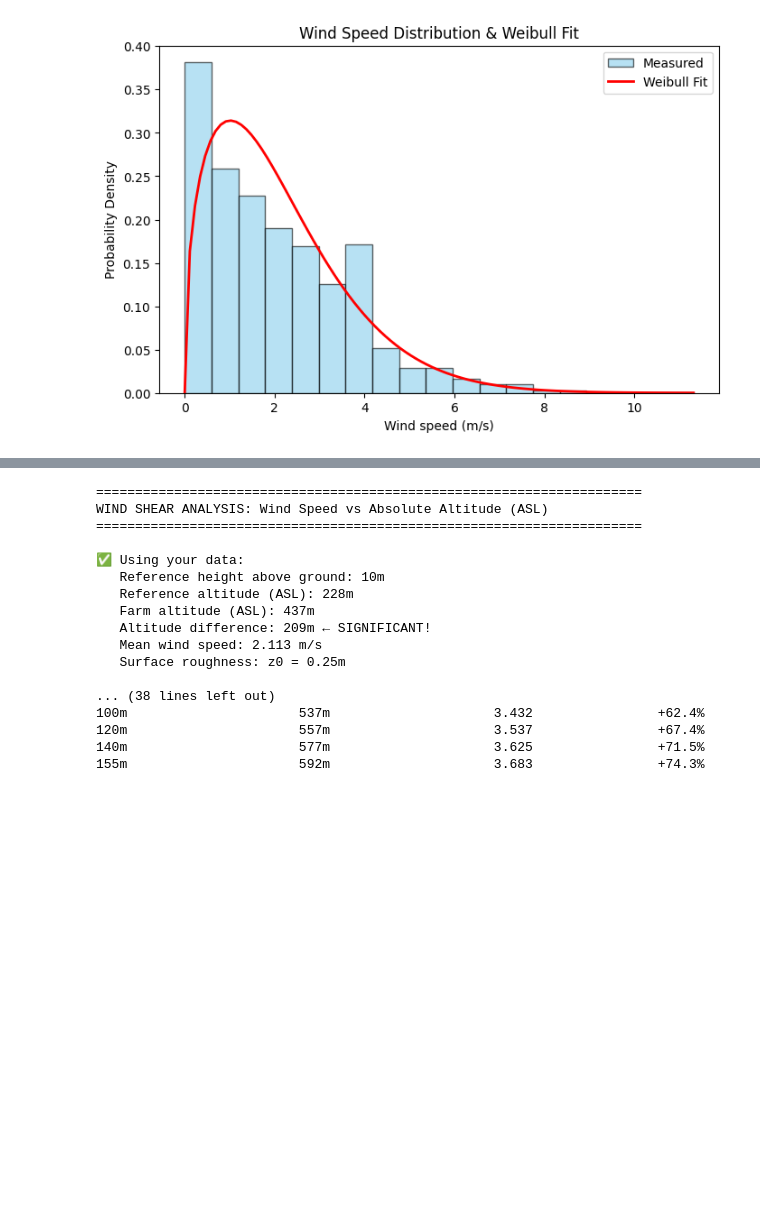
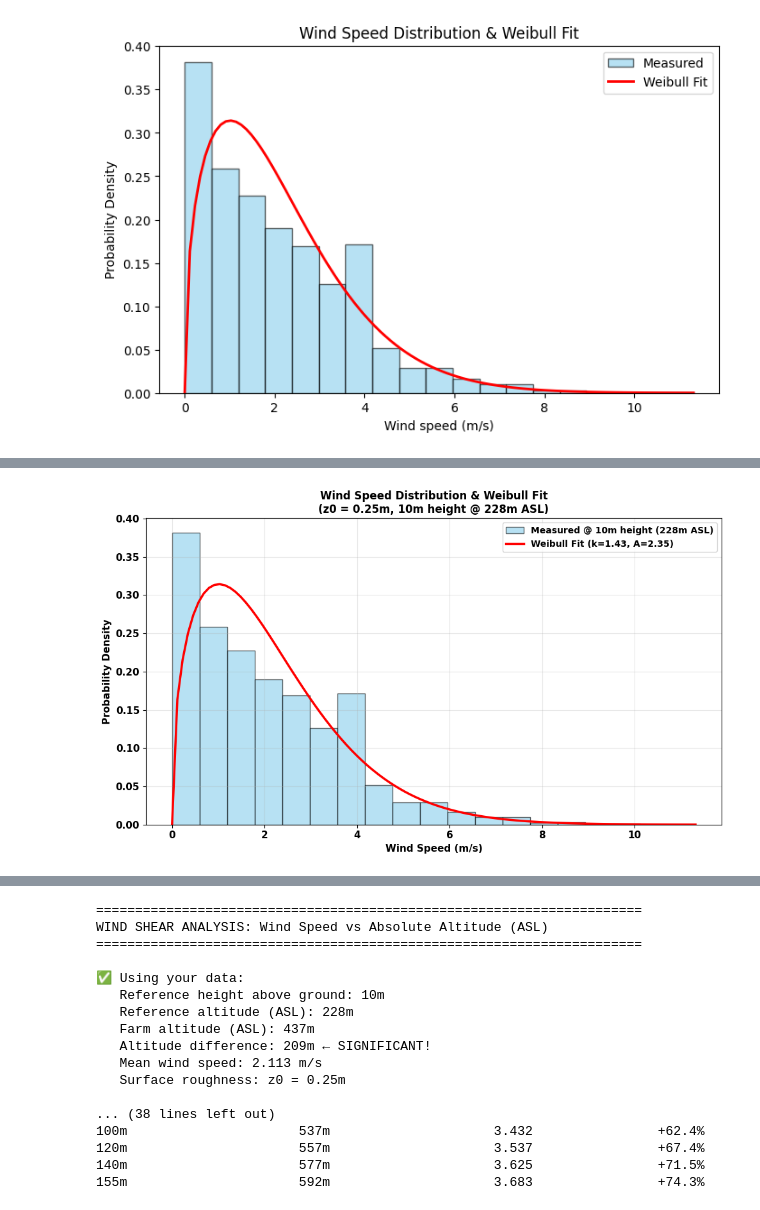
Before and after one commit to aldakhilf-hub/Wind-Project-Code-, a Jupyter notebook: Windv3.ipynb, the cells around one changed output, grey strips where cells are left out. Saved outputs shown, nothing was run; the diff lists cells and outputs as text; code cells hidden in the pictures; blank space fills up the shorter version.

```diff
--- a/Windv3.ipynb
+++ b/Windv3.ipynb
@@ -109,3 +109,102 @@ plt.show()
 Weibull shape (k): 1.43
 Weibull scale (A): 2.35
 [figure]
+# %%
+from scipy.stats import weibull_min
+import matplotlib.pyplot as plt
+import numpy as np
+import pandas as pd
+
+# ============================================================
+# PARAMETERS
+# ============================================================
+z0 = 0.25  # Surface roughness length (meters)
+reference_height = 10  # Height above ground where measurements were taken (meters)
+reference_altitude = 228  # Altitude ASL where measurements were taken (meters)
+
+print("="*70)
+print("WEIBULL DISTRIBUTION ANALYSIS WITH ROUGHNESS CORRECTION")
+print("="*70)
+print(f"\n✅ Site Parameters:")
+print(f"   Surface roughness (z0): {z0} m")
+print(f"   Reference height above ground: {reference_height} m")
+print(f"   Reference altitude (ASL): {reference_altitude} m")
+print(f"   Absolute altitude of measurement: {reference_altitude + reference_height} m ASL")
+
+# ============================================================
+# FIT WEIBULL TO MEASURED WIND SPEEDS
+# ============================================================
+data = df['wind_mean_speed_ms'].dropna()
+shape, loc, scale = weibull_min.fit(data, floc=0)
+
+print(f"\n✅ Weibull Parameters at {reference_height}m height ({reference_altitude}m ASL):")
+print(f"   Weibull shape (k): {shape:.2f}")
+print(f"   Weibull scale (A): {scale:.2f}")
+print(f"   Mean wind speed: {data.mean():.3f} m/s")
+
+# ============================================================
+# FUNCTION TO ADJUST WEIBULL SCALE TO DIFFERENT HEIGHTS
+# ============================================================
+def adjust_weibull_scale_to_height(A_ref, z_ref, z_target, z0, k):
+    """
+    Adjust Weibull scale parameter to a different height using logarithmic wind profile
+
+    Parameters:
+    - A_ref: Weibull scale at reference height (m/s)
+    - z_ref: Reference height above ground (m)
+    - z_target: Target height above ground (m)
+    - z0: Surface roughness length (m)
+    - k: Weibull shape parameter (dimensionless)
+
+    Returns:
+    - A_target: Weibull scale at target height (m/s)
+    """
+    A_target = A_ref * (np.log(z_target / z0) / np.log(z_ref / z0))
+    return A_target
+
+# Example: Calculate Weibull parameters at different hub heights
+example_hub_heights = [80, 100, 120, 155]
+print(f"\n✅ Weibull Scale (A) adjusted to different heights:")
+print(f"   (using z0 = {z0}m, k = {shape:.2f})")
+print(f"   Reference site: {reference_altitude}m ASL")
+print(f"\n   Height Above    Absolute        Scale A      Mean Wind")
+print(f"   Ground (m)      Altitude (ASL)  (m/s)        Speed (m/s)")
+print(f"   " + "-"*65)
+
+from scipy.special import gamma
+for hub_height in example_hub_heights:
+    A_hub = adjust_weibull_scale_to_height(scale, reference_height, hub_height, z0, shape)
+    # Mean wind speed for Weibull = A * Gamma(1 + 1/k)
+    mean_wind = A_hub * gamma(1 + 1/shape)
+    abs_altitude = reference_altitude + hub_height
+    print(f"   {hub_height:6.0f}          {abs_altitude:6.0f}          {A_hub:7.3f}      {mean_wind:7.3f}")
+
+# ============================================================
+# PLOT HISTOGRAM + WEIBULL PDF
+# ============================================================
+plt.figure(figsize=(10, 6))
+bins = 19  # number of bins for the histogram
+
+# Plot measured data
+plt.hist(data, bins=bins, density=True, color='skyblue', edgecolor='k',
+         alpha=0.6, label=f'Measured @ {reference_height}m height ({reference_altitude}m ASL)')
+
+# Plot Weibull fit
+x = np.linspace(0, data.max(), 100)
+plt.plot(x, weibull_min.pdf(x, shape, loc, scale), 'r-', lw=2.5,
+         label=f'Weibull Fit (k={shape:.2f}, A={scale:.2f})')
+
+plt.xlabel('Wind Speed (m/s)', fontweight='bold', fontsize=11)
+plt.ylabel('Probability Density', fontweight='bold', fontsize=11)
+plt.title(f'Wind Speed Distribution & Weibull Fit\n(z0 = {z0}m, {reference_height}m height @ {reference_altitude}m ASL)',
+          fontweight='bold', fontsize=12)
+plt.legend(fontsize=10)
+plt.grid(True, alpha=0.3)
+plt.tight_layout()
+plt.show()
+
+print("\n" + "="*70)
+print("✅ Weibull analysis complete!")
+print(f"   Measurements taken at: {reference_height}m height, {reference_altitude}m altitude (ASL)")
+print("="*70)
+# %% [output]
@@ -111,0 +228 @@ Weibull scale (A): 2.35
+[figure, added]
```
Also changed, not shown: parts of 2 cells of this notebook.
